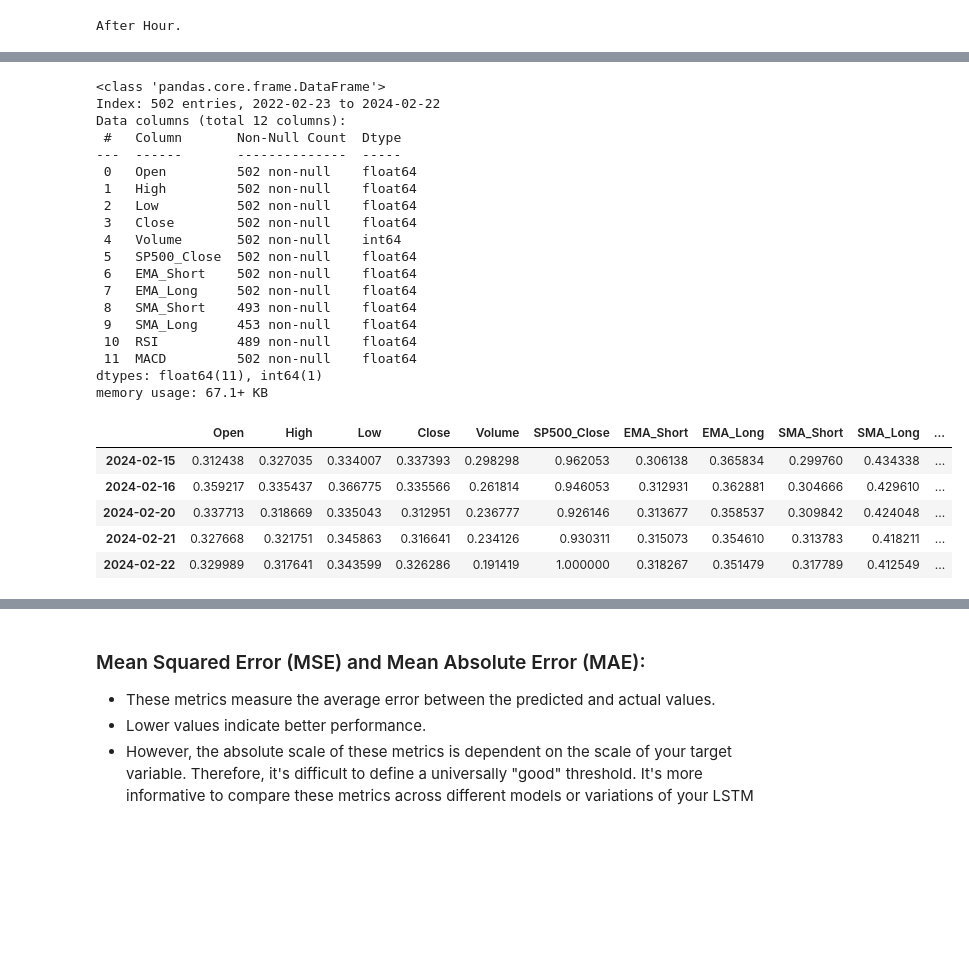
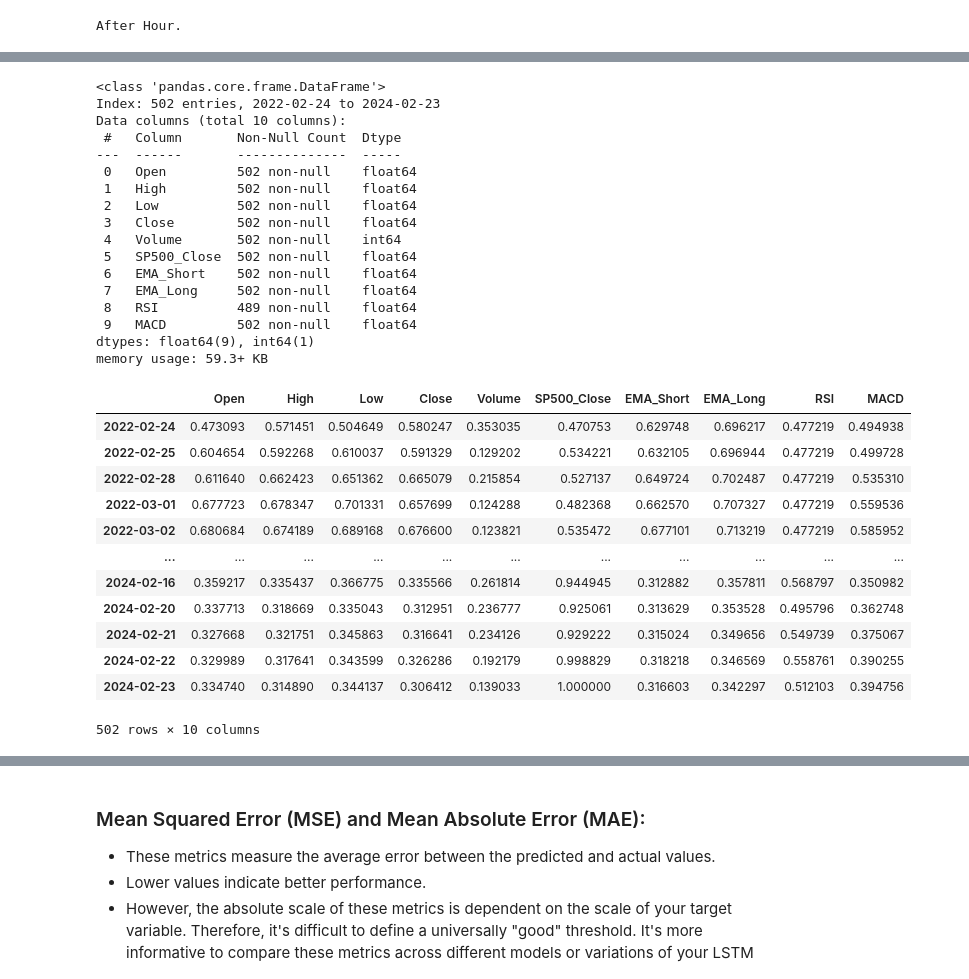
Before and after one commit to Jason-Wuuuu/stock_price_prediction, a Jupyter notebook: stock_LSTM.ipynb, the cells around one changed output, grey strips where cells are left out. Saved outputs shown, nothing was run; the diff lists cells and outputs as text; code cells hidden in the pictures; blank space fills up the shorter version.

```diff
--- a/stock_LSTM.ipynb
+++ b/stock_LSTM.ipynb
@@ -111,8 +112,8 @@ short_span, long_span = 10, 50
 data['EMA_Short'] = data['Close'].ewm(span=short_span, adjust=False).mean()
 data['EMA_Long'] = data['Close'].ewm(span=long_span, adjust=False).mean()
 
-data['SMA_Short'] = data['Close'].rolling(window=short_span).mean()
-data['SMA_Long'] = data['Close'].rolling(window=long_span).mean()
+# data['SMA_Short'] = data['Close'].rolling(window=short_span).mean()
+# data['SMA_Long'] = data['Close'].rolling(window=long_span).mean()
 
 # RSI
 delta = data['Close'].diff()
@@ -138,8 +148,8 @@ data.tail()
 data.info()
 # %% [output]
 <class 'pandas.core.frame.DataFrame'>
-Index: 502 entries, 2022-02-23 to 2024-02-22
-Data columns (total 12 columns):
+Index: 502 entries, 2022-02-24 to 2024-02-23
+Data columns (total 10 columns):
  #   Column       Non-Null Count  Dtype
 ---  ------       --------------  -----
  0   Open         502 non-null    float64
@@ -150,28 +160,40 @@ Data columns (total 12 columns):
  5   SP500_Close  502 non-null    float64
  6   EMA_Short    502 non-null    float64
  7   EMA_Long     502 non-null    float64
- 8   SMA_Short    493 non-null    float64
- 9   SMA_Long     453 non-null    float64
- 10  RSI          489 non-null    float64
- 11  MACD         502 non-null    float64
-dtypes: float64(11), int64(1)
-memory usage: 67.1+ KB
+ 8   RSI          489 non-null    float64
+ 9   MACD         502 non-null    float64
+dtypes: float64(9), int64(1)
+memory usage: 59.3+ KB
 # %%
 # Normalize features
 features = data.columns.tolist()
+
+# Backward Fill
+data[features] = data[features].bfill()
+
+# Scale the data
 scaler = MinMaxScaler(feature_range=(0, 1))
-scaled_data = scaler.fit_transform(data[features].bfill())
+scaled_data = scaler.fit_transform(data)
 
 # Create a DataFrame for the scaled data, ensuring to convert features_to_scale back to a list to maintain order
 scaled_data_df = pd.DataFrame(scaled_data, columns=features, index=data.index)
-scaled_data_df.tail()
+
+# Display the scaled dataframe
+scaled_data_df
 # %% [output]
-|  | Open | High | Low | Close | Volume | SP500_Close | EMA_Short | EMA_Long | SMA_Short | SMA_Long | ... |
-| 2024-02-15 | 0.312438 | 0.327035 | 0.334007 | 0.337393 | 0.298298 | 0.962053 | 0.306138 | 0.365834 | 0.299760 | 0.434338 | ... |
-| 2024-02-16 | 0.359217 | 0.335437 | 0.366775 | 0.335566 | 0.261814 | 0.946053 | 0.312931 | 0.362881 | 0.304666 | 0.429610 | ... |
-| 2024-02-20 | 0.337713 | 0.318669 | 0.335043 | 0.312951 | 0.236777 | 0.926146 | 0.313677 | 0.358537 | 0.309842 | 0.424048 | ... |
-| 2024-02-21 | 0.327668 | 0.321751 | 0.345863 | 0.316641 | 0.234126 | 0.930311 | 0.315073 | 0.354610 | 0.313783 | 0.418211 | ... |
-| 2024-02-22 | 0.329989 | 0.317641 | 0.343599 | 0.326286 | 0.191419 | 1.000000 | 0.318267 | 0.351479 | 0.317789 | 0.412549 | ... |
+|  | Open | High | Low | Close | Volume | SP500_Close | EMA_Short | EMA_Long | RSI | MACD |
+| 2022-02-24 | 0.473093 | 0.571451 | 0.504649 | 0.580247 | 0.353035 | 0.470753 | 0.629748 | 0.696217 | 0.477219 | 0.494938 |
+| 2022-02-25 | 0.604654 | 0.592268 | 0.610037 | 0.591329 | 0.129202 | 0.534221 | 0.632105 | 0.696944 | 0.477219 | 0.499728 |
+| 2022-02-28 | 0.611640 | 0.662423 | 0.651362 | 0.665079 | 0.215854 | 0.527137 | 0.649724 | 0.702487 | 0.477219 | 0.535310 |
+| 2022-03-01 | 0.677723 | 0.678347 | 0.701331 | 0.657699 | 0.124288 | 0.482368 | 0.662570 | 0.707327 | 0.477219 | 0.559536 |
+| 2022-03-02 | 0.680684 | 0.674189 | 0.689168 | 0.676600 | 0.123821 | 0.535472 | 0.677101 | 0.713219 | 0.477219 | 0.585952 |
+| ... | ... | ... | ... | ... | ... | ... | ... | ... | ... | ... |
+| 2024-02-16 | 0.359217 | 0.335437 | 0.366775 | 0.335566 | 0.261814 | 0.944945 | 0.312882 | 0.357811 | 0.568797 | 0.350982 |
+| 2024-02-20 | 0.337713 | 0.318669 | 0.335043 | 0.312951 | 0.236777 | 0.925061 | 0.313629 | 0.353528 | 0.495796 | 0.362748 |
+| 2024-02-21 | 0.327668 | 0.321751 | 0.345863 | 0.316641 | 0.234126 | 0.929222 | 0.315024 | 0.349656 | 0.549739 | 0.375067 |
+| 2024-02-22 | 0.329989 | 0.317641 | 0.343599 | 0.326286 | 0.192179 | 0.998829 | 0.318218 | 0.346569 | 0.558761 | 0.390255 |
+| 2024-02-23 | 0.334740 | 0.314890 | 0.344137 | 0.306412 | 0.139033 | 1.000000 | 0.316603 | 0.342297 | 0.512103 | 0.394756 |
+502 rows × 10 columns
 # %%
 # merge earnings data
 scaled_data_df = scaled_data_df.merge(earnings, how='left', left_index=True, right_index=True)
```
Also changed, not shown: parts of 26 cells of this notebook, 9 other files.
